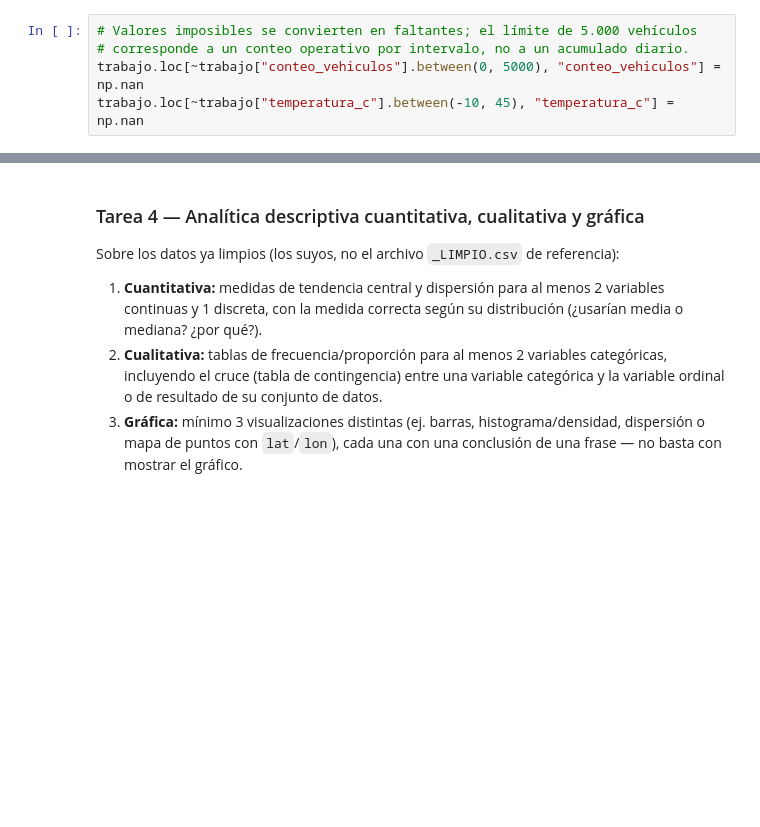
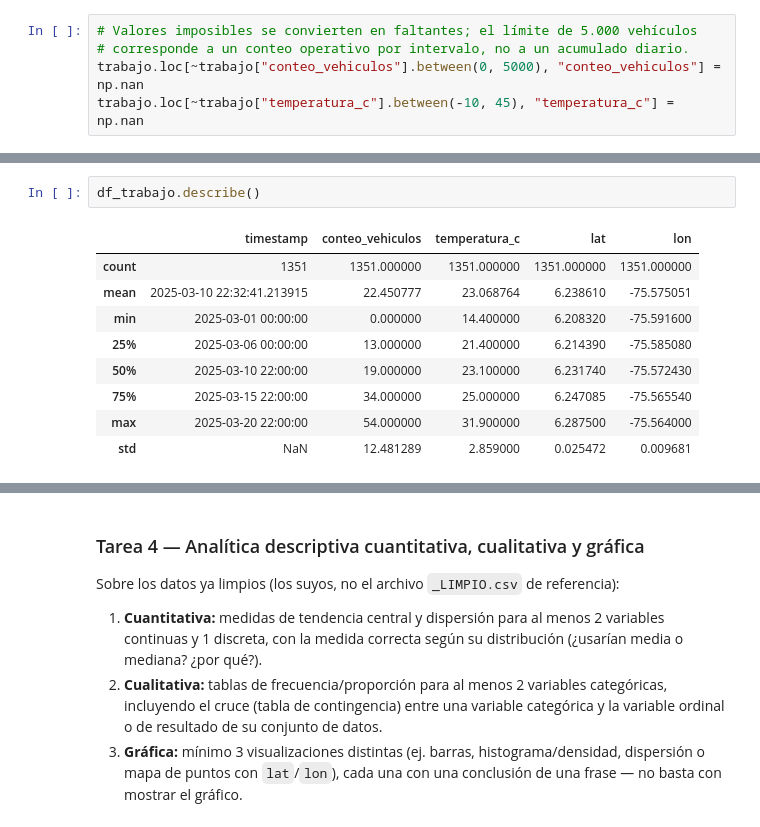
Before and after one commit to Jeronimo1303/Data_Science_Challenge_01, a Jupyter notebook: notebooks/taller_practico_01_analisis.ipynb, the cells around one changed output, grey strips where cells are left out. Drawn from its saved outputs; the diff is of its cells as text; blank space fills up the shorter version.

```diff
--- a/notebooks/taller_practico_01_analisis.ipynb
+++ b/notebooks/taller_practico_01_analisis.ipynb
@@ -480,0 +495,12 @@ Filas disponibles después de limpiar: 1,351
+# %%
+df_trabajo.describe()
+# %% [output]
+|  | timestamp | conteo_vehiculos | temperatura_c | lat | lon |
+| count | 1351 | 1351.000000 | 1351.000000 | 1351.000000 | 1351.000000 |
+| mean | 2025-03-10 22:32:41.213915 | 22.450777 | 23.068764 | 6.238610 | -75.575051 |
+| min | 2025-03-01 00:00:00 | 0.000000 | 14.400000 | 6.208320 | -75.591600 |
+| 25% | 2025-03-06 00:00:00 | 13.000000 | 21.400000 | 6.214390 | -75.585080 |
+| 50% | 2025-03-10 22:00:00 | 19.000000 | 23.100000 | 6.231740 | -75.572430 |
+| 75% | 2025-03-15 22:00:00 | 34.000000 | 25.000000 | 6.247085 | -75.565540 |
+| max | 2025-03-20 22:00:00 | 54.000000 | 31.900000 | 6.287500 | -75.564000 |
+| std | NaN | 12.481289 | 2.859000 | 0.025472 | 0.009681 |
```
Also changed, not shown: parts of 22 cells of this notebook.
